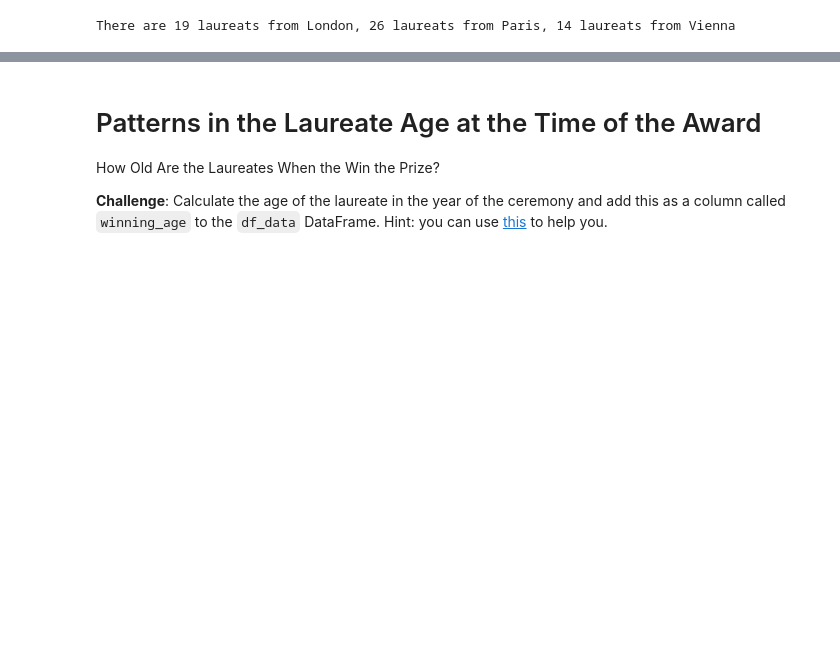
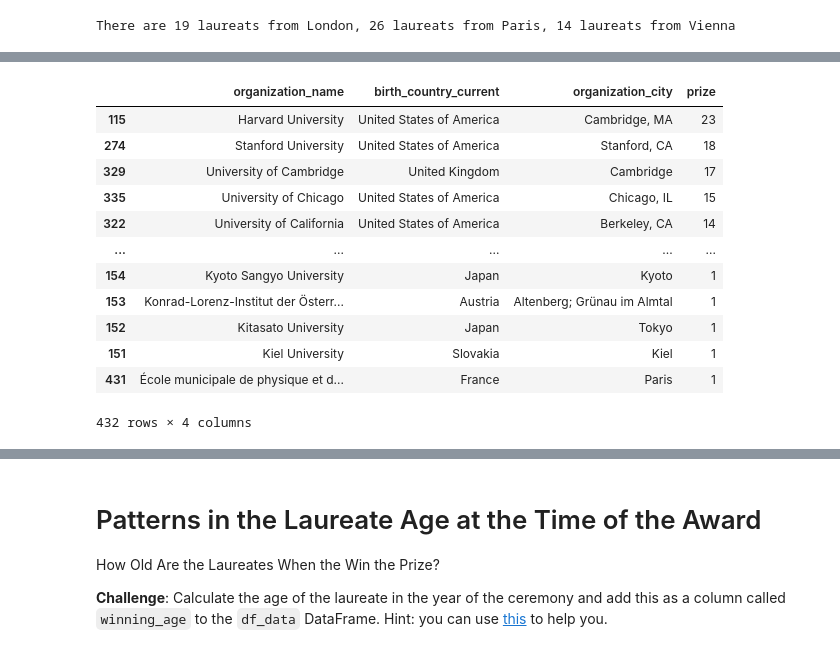
Before and after one commit to LostHeir/DataAnlys_NobelPrizes, a Jupyter notebook: Nobel_Prize_Analysis.ipynb, the cells around one changed output, grey strips where cells are left out. Drawn from its saved outputs; the diff is of its cells as text; code cells hidden in the pictures; blank space fills up the shorter version.

```diff
--- a/Nobel_Prize_Analysis.ipynb
+++ b/Nobel_Prize_Analysis.ipynb
@@ -812,0 +818,18 @@ Here's what you're aiming for:
+# %%
+prize_per_org = df_data.groupby(by=['organization_name','birth_country_current','organization_city'], as_index=False).agg({'prize': pd.Series.count})
+prize_per_org = prize_per_org.sort_values('prize', ascending=False)
+prize_per_org
+# %% [output]
+|  | organization_name | birth_country_current | organization_city | prize |
+| 115 | Harvard University | United States of America | Cambridge, MA | 23 |
+| 274 | Stanford University | United States of America | Stanford, CA | 18 |
+| 329 | University of Cambridge | United Kingdom | Cambridge | 17 |
+| 335 | University of Chicago | United States of America | Chicago, IL | 15 |
+| 322 | University of California | United States of America | Berkeley, CA | 14 |
+| ... | ... | ... | ... | ... |
+| 154 | Kyoto Sangyo University | Japan | Kyoto | 1 |
+| 153 | Konrad-Lorenz-Institut der Österr... | Austria | Altenberg; Grünau im Almtal | 1 |
+| 152 | Kitasato University | Japan | Tokyo | 1 |
+| 151 | Kiel University | Slovakia | Kiel | 1 |
+| 431 | École municipale de physique et d... | France | Paris | 1 |
+432 rows × 4 columns
```
Also changed, not shown: parts of 4 cells of this notebook.
